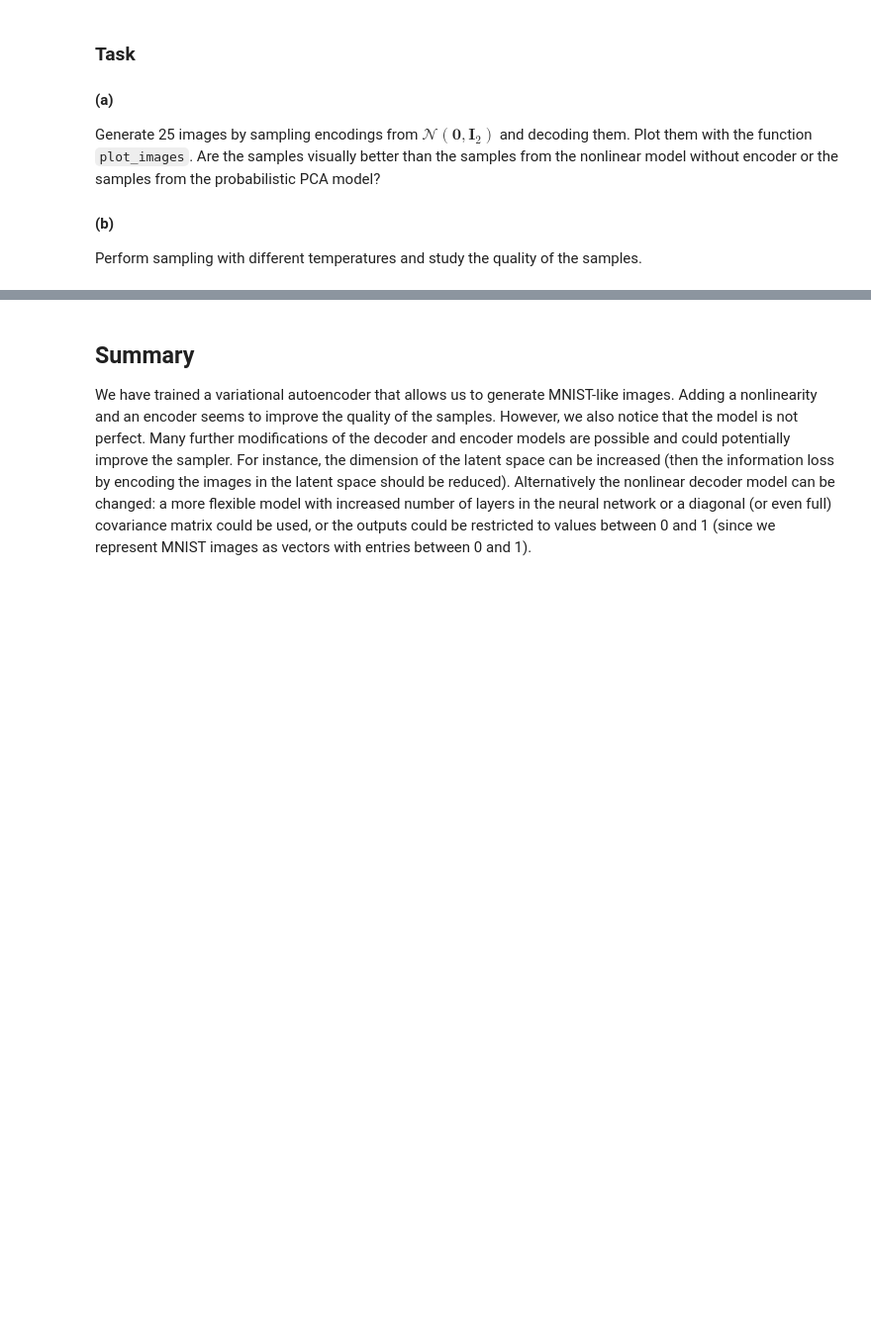
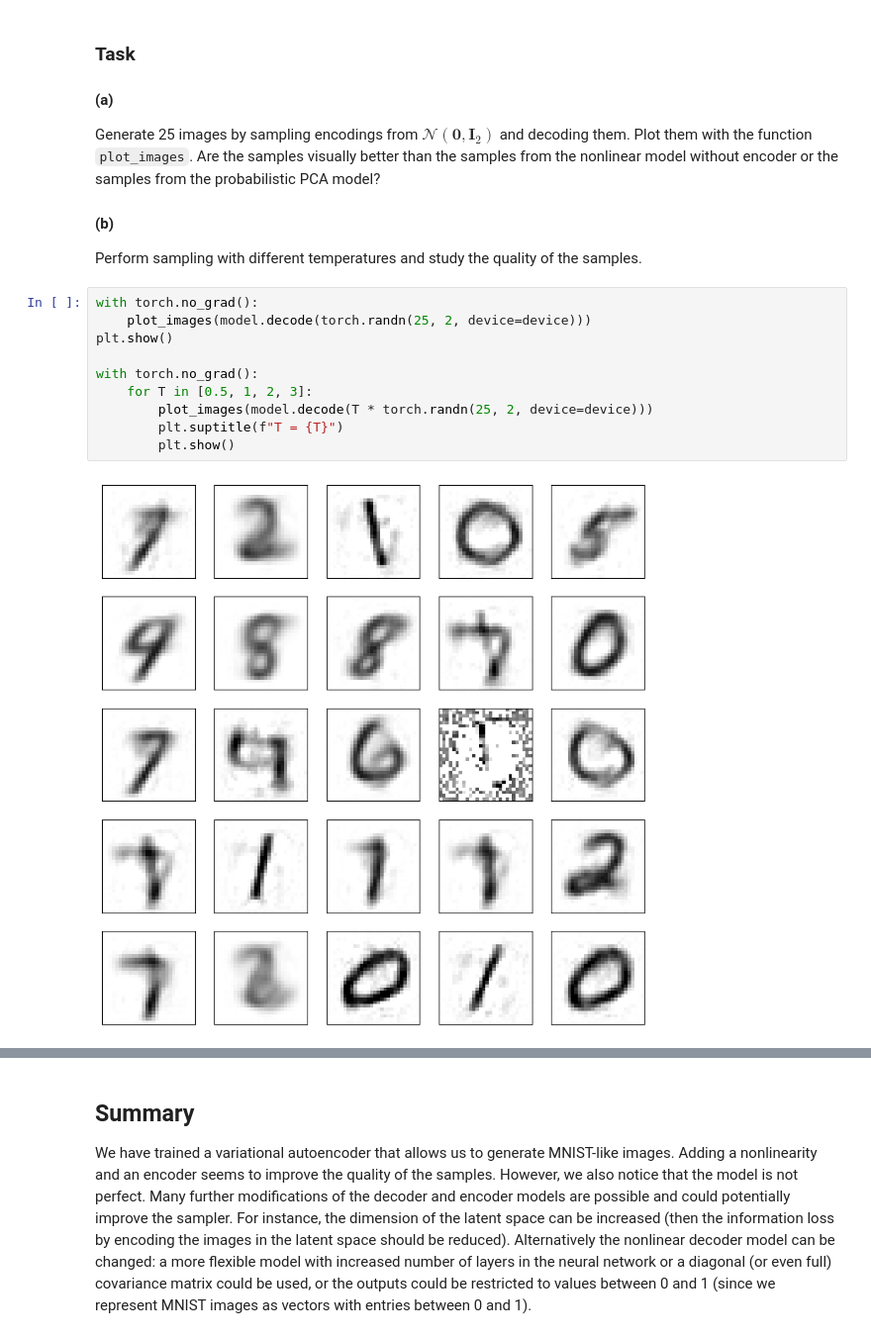
Before and after one commit to Niklas-Hy/Prob, a Jupyter notebook: lab/VAE.ipynb, the cells around one changed output, grey strips where cells are left out. Shown at 99% size. Drawn from its saved outputs; the diff is of its cells as text; blank space fills up the shorter version.

```diff
--- a/lab/VAE.ipynb
+++ b/lab/VAE.ipynb
@@ -660,3 +684,15 @@ Generate 25 images by sampling encodings from $\mathcal{N}(\boldsymbol{0}, \math
 #### (b)
 
 Perform sampling with different temperatures and study the quality of the samples.
+# %%
+with torch.no_grad():
+    plot_images(model.decode(torch.randn(25, 2, device=device)))
+plt.show()
+
+with torch.no_grad():
+    for T in [0.5, 1, 2, 3]:
+        plot_images(model.decode(T * torch.randn(25, 2, device=device)))
+        plt.suptitle(f"T = {T}")
+        plt.show()
+# %% [output]
+[figure, added]
```
Also changed, not shown: parts of 10 cells of this notebook.
